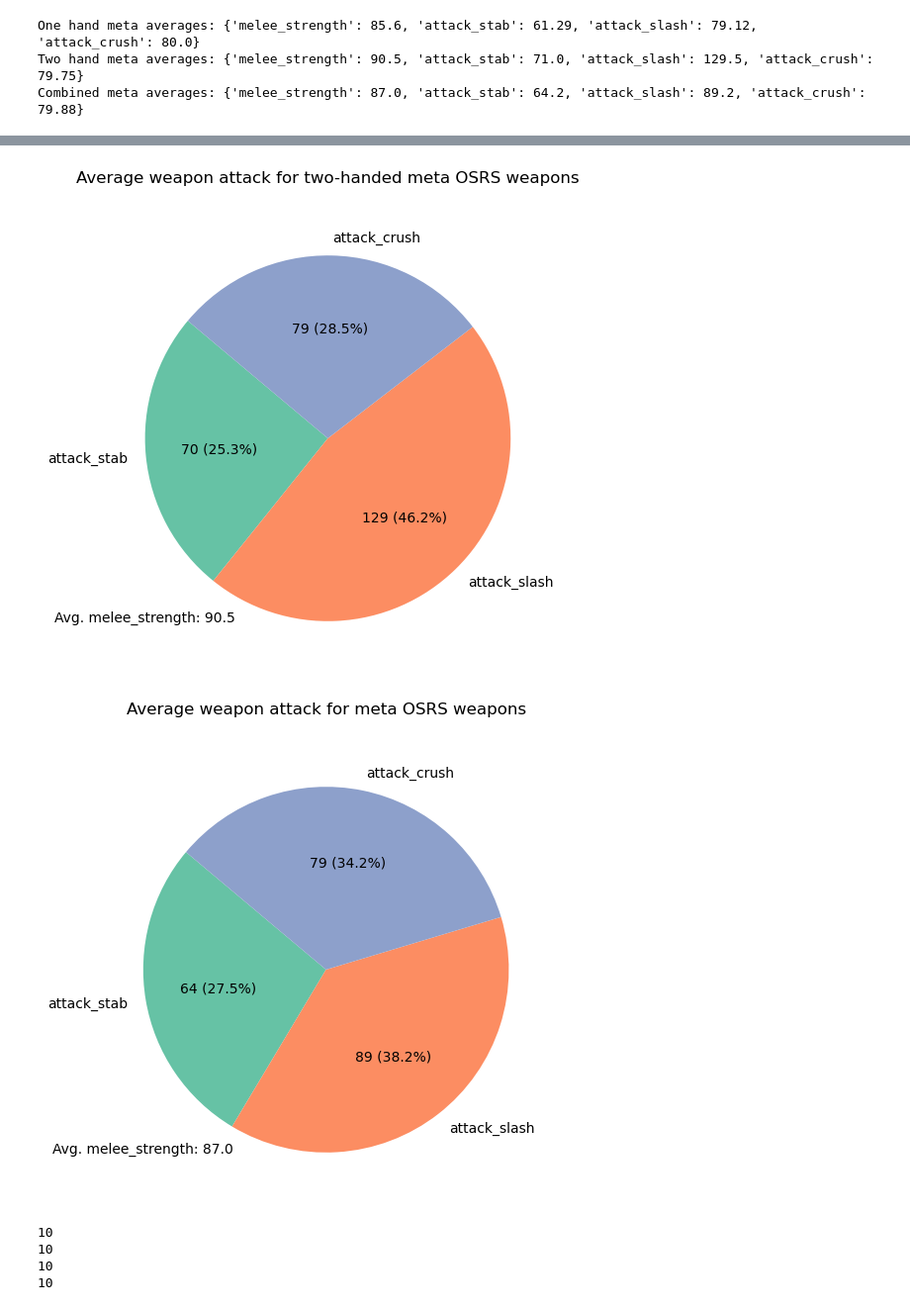
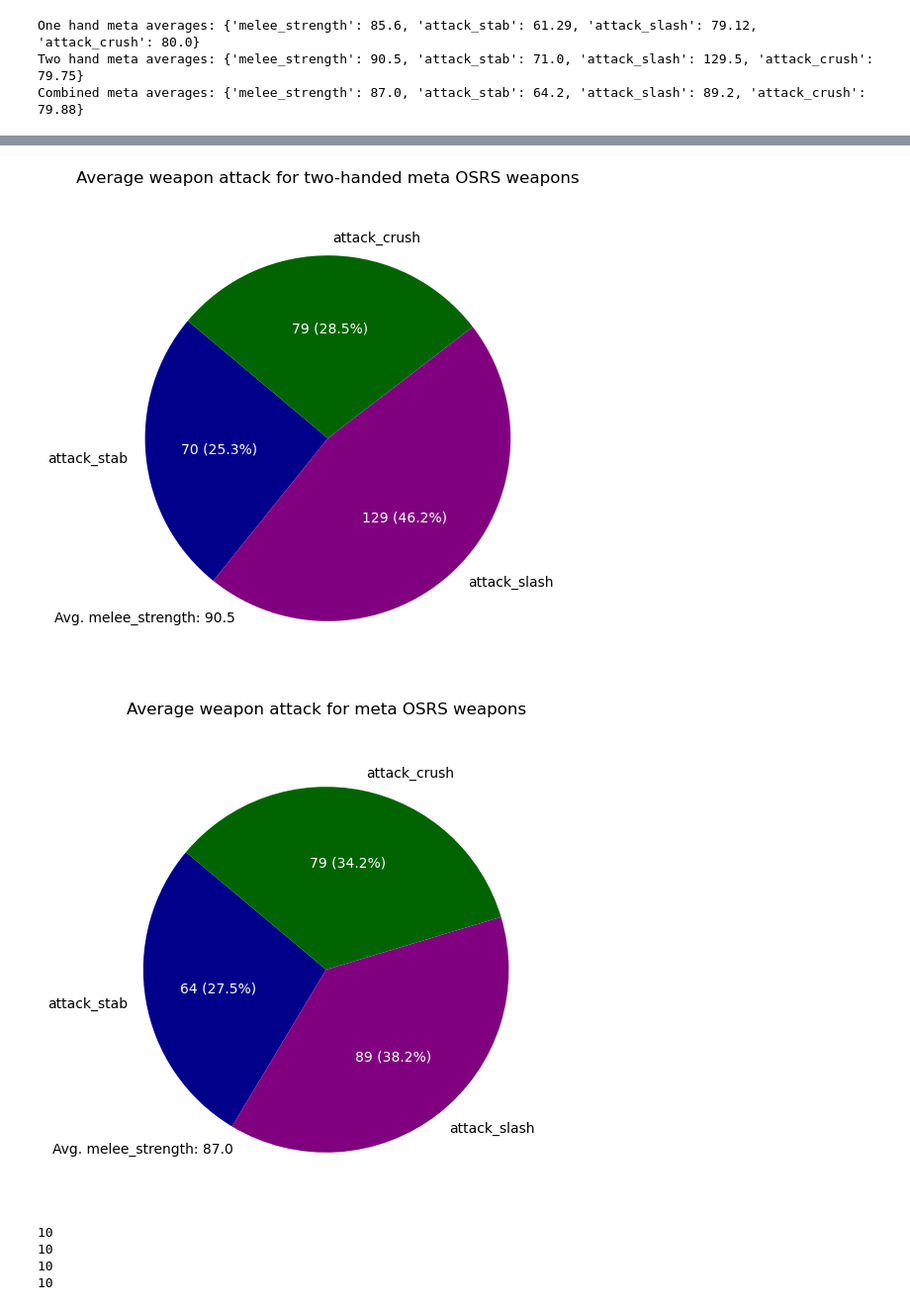
Before and after one commit to normnXT/OldSchoolRuneScapeDataVisualization, a Jupyter notebook: osrs_meta_weapon_exploration.ipynb, the cells around one changed output, grey strips where cells are left out. Shown: that part at 99% size. Drawn from its saved outputs; the diff is of its cells as text; code cells hidden in the pictures.

```diff
--- a/osrs_meta_weapon_exploration.ipynb
+++ b/osrs_meta_weapon_exploration.ipynb
@@ -121,13 +122,16 @@ def create_attack_pie_chart(data, title):
     labels = filtered_data.keys()
     sizes = filtered_data.values()
 
-    colors = ['#66c2a5', '#fc8d62', '#8da0cb']
+    colors = ['darkblue', 'purple', 'darkgreen']
 
     plt.figure(figsize=(8, 6))
-    plt.pie(
+    _, _, autotexts = plt.pie(
         sizes, labels=labels, colors=colors[:len(filtered_data)],
         autopct=lambda p: f'{int(p * sum(sizes) / 100)} ({p:.1f}%)', startangle=140
     )
+
+    for autotext in autotexts:
+        autotext.set_color('white')
 
     plt.title(title, pad=20)
     plt.text(-1, -1, f'Avg. melee_strength: {data["melee_strength"]}', fontsize=10, ha='center')
@@ -143,5 +147,5 @@ create_attack_pie_chart(combined_averages, "Average weapon attack for meta OSRS
-[figure, old version]
+[figure, new version]
-[figure, old version]
+[figure, new version]
 # %%
 """Generates relational tuple of lists containing weapon stats from the JSON datasets for use in ternary plots. Some OSRS weapons have minor negative values in certain attack types, these have been removed due to limitations with mpltern.
 """
```
Also changed, not shown: parts of 7 cells of this notebook, 4 other files.
